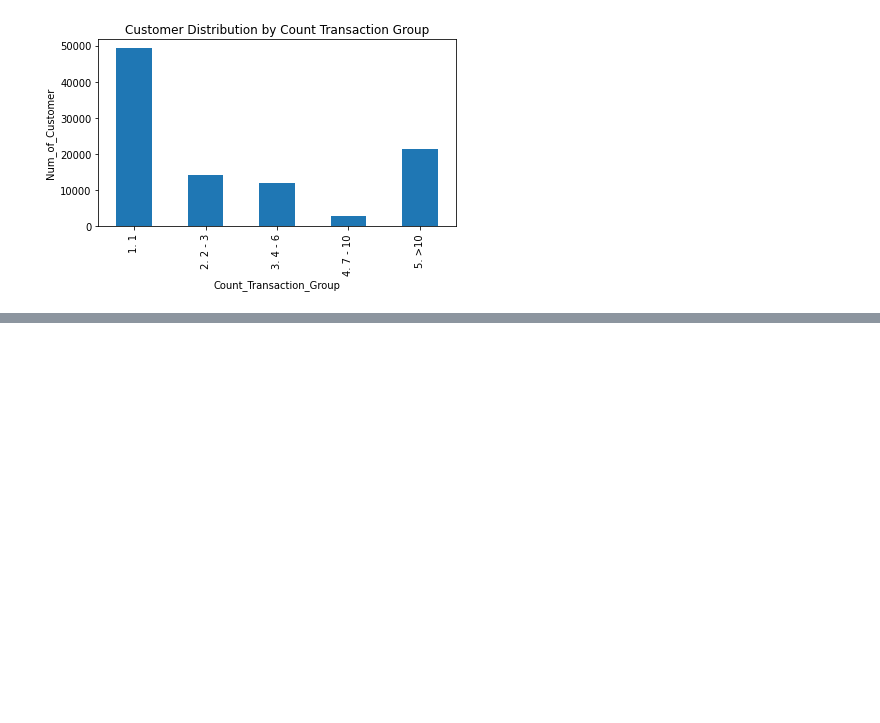
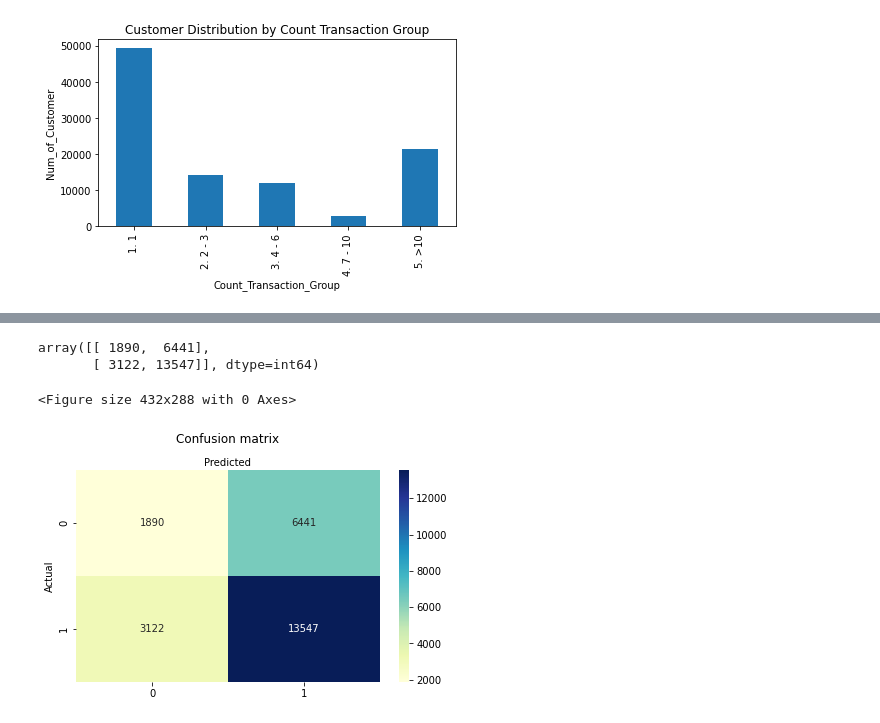
Before and after one commit to Iwanplayground/PROYEK-KECIL2AN, a Jupyter notebook: dataAnalystTest.ipynb, the cells around one changed output, grey strips where cells are left out. Drawn from its saved outputs; the diff is of its cells as text; code cells hidden in the pictures; blank space fills up the shorter version.

```diff
--- a/dataAnalystTest.ipynb
+++ b/dataAnalystTest.ipynb
@@ -211,0 +259,38 @@ X_train, X_test, y_train, y_test = train_test_split(X, y, test_size=0.25, random
+# %%
+y = y.astype('int')
+from sklearn.model_selection import train_test_split
+X_train, X_test, y_train, y_test = train_test_split(X, y, test_size=0.25, random_state=0)
+
+from sklearn.neighbors import KNeighborsClassifier
+from sklearn.metrics import confusion_matrix
+
+knn = KNeighborsClassifier()
+knn.fit(X_train,y_train)
+y_pred = knn.predict(X_test)
+cnf_matrix = confusion_matrix(y_test, y_pred)
+cnf_matrix
+# %% [output]
+array([[ 1890,  6441],
+       [ 3122, 13547]], dtype=int64)
+# %%
+import numpy as np
+plt.clf()
+# name  of classes
+class_names = [0, 1]
+fig, ax = plt.subplots()
+
+tick_marks = np.arange(len(class_names))
+plt.xticks(tick_marks, class_names)
+plt.yticks(tick_marks, class_names)
+
+# create heatmap
+sns.heatmap(pd.DataFrame(cnf_matrix), annot=True, cmap='YlGnBu', fmt='g')
+ax.xaxis.set_label_position('top')
+plt.title('Confusion matrix', y=1.1)
+plt.ylabel('Actual')
+plt.xlabel('Predicted')
+plt.tight_layout()
+plt.show()
+# %% [output]
+<Figure size 432x288 with 0 Axes>
+[figure, added]
```
Also changed, not shown: parts of 5 cells of this notebook.
